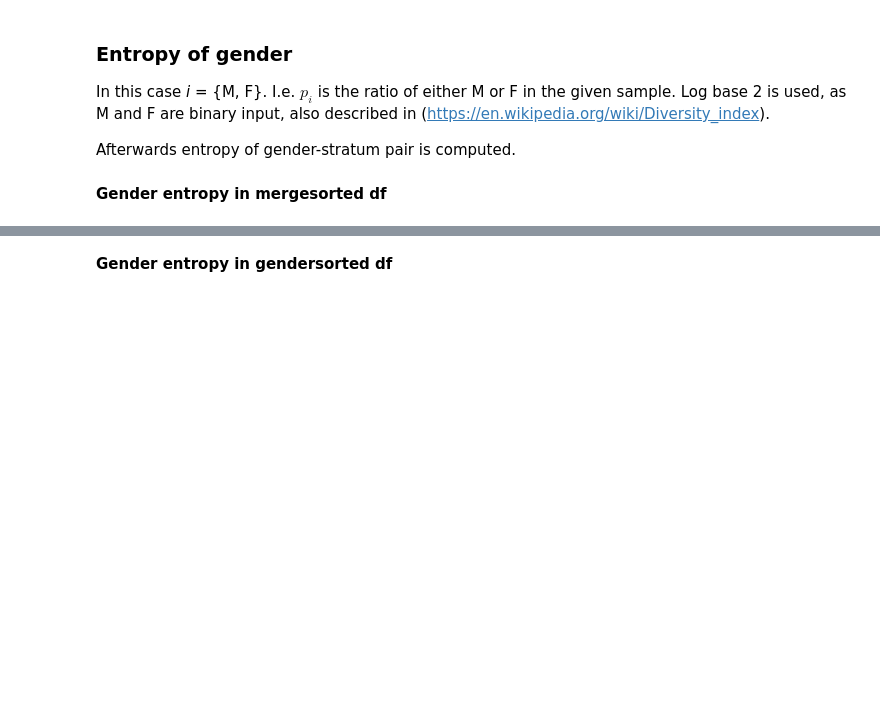
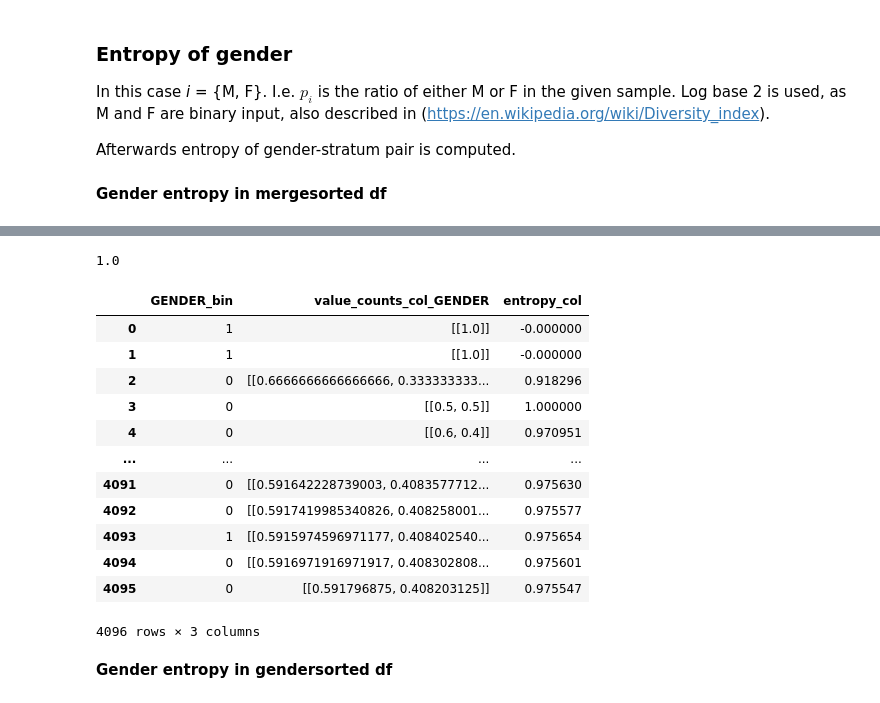
Before and after one commit to s183910/Bachelor_Gabi_Kat, a Jupyter notebook: Notebooks/Basic_dists/Baselines real.ipynb, the cells around one changed output, grey strips where cells are left out. Cells and saved outputs as stored; diff of their text form; code cells hidden in the pictures; blank space fills up the shorter version.

```diff
--- a/Notebooks/Basic_dists/Baselines real.ipynb
+++ b/Notebooks/Basic_dists/Baselines real.ipynb
@@ -314,7 +305,22 @@ df_sort["entropy_col"] = data_entropy
 # %%
 # Check if entropy looks correct
 print(-2*np.sum(0.5*np.log2(0.5)))
-df_sort[["GENDER", "value_counts_col_GENDER", "entropy_col"]]
+df_sort[["GENDER_bin", "value_counts_col_GENDER", "entropy_col"]]
+# %% [output]
+1.0
+|  | GENDER_bin | value_counts_col_GENDER | entropy_col |
+| 0 | 1 | [[1.0]] | -0.000000 |
+| 1 | 1 | [[1.0]] | -0.000000 |
+| 2 | 0 | [[0.6666666666666666, 0.333333333... | 0.918296 |
+| 3 | 0 | [[0.5, 0.5]] | 1.000000 |
+| 4 | 0 | [[0.6, 0.4]] | 0.970951 |
+| ... | ... | ... | ... |
+| 4091 | 0 | [[0.591642228739003, 0.4083577712... | 0.975630 |
+| 4092 | 0 | [[0.5917419985340826, 0.408258001... | 0.975577 |
+| 4093 | 1 | [[0.5915974596971177, 0.408402540... | 0.975654 |
+| 4094 | 0 | [[0.5916971916971917, 0.408302808... | 0.975601 |
+| 4095 | 0 | [[0.591796875, 0.408203125]] | 0.975547 |
+4096 rows × 3 columns
 # %% [markdown]
 **Gender entropy in gendersorted df**
 # %%
```
Also changed, not shown: parts of 15 cells of this notebook, 3 other files.
